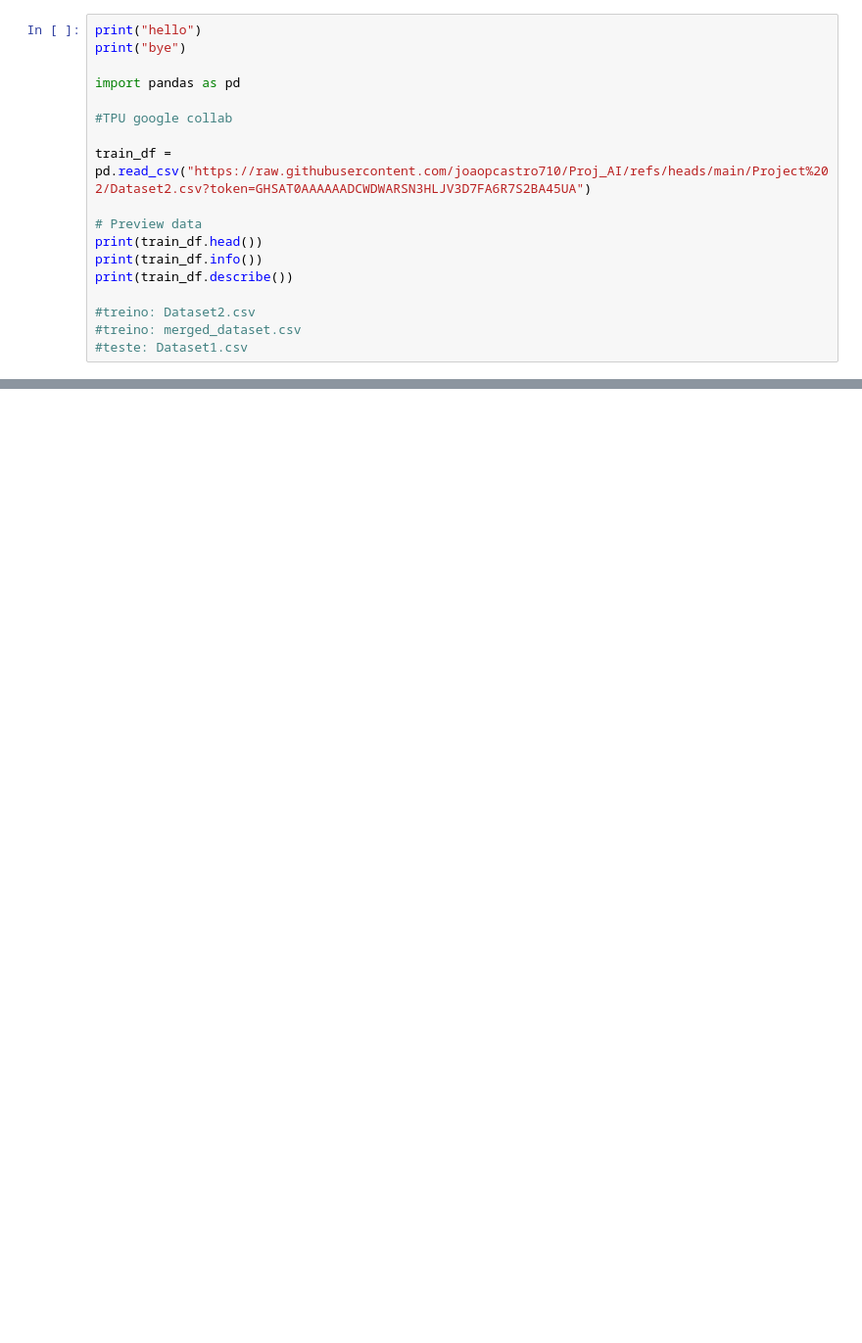
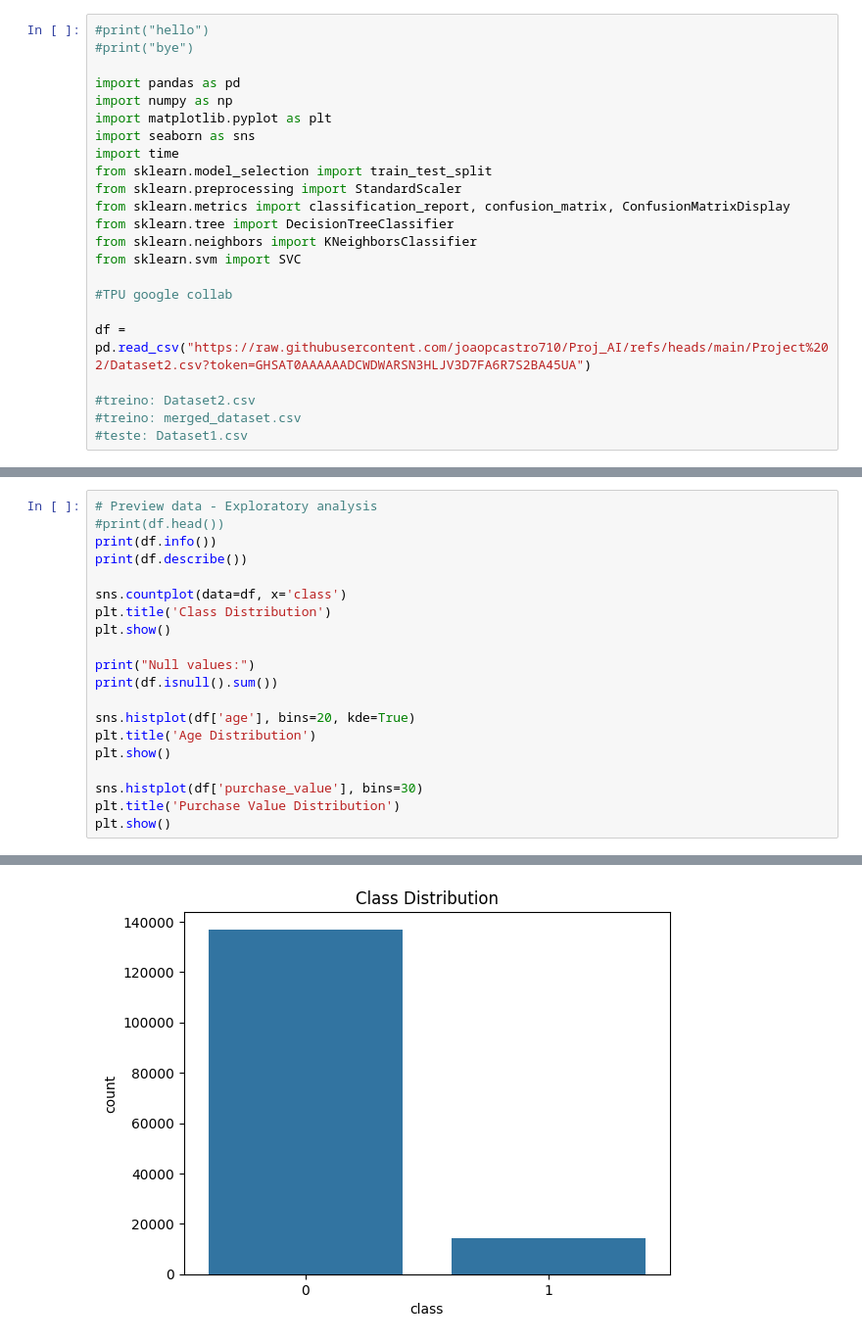
Before and after one commit to joaopcastro710/Proj_AI, a Jupyter notebook: Project 2/Proj2.ipynb, the cells around one changed output, grey strips where cells are left out. Shown at 98% size. Cells and saved outputs as stored; diff of their text form; blank space fills up the shorter version.

Commit message:
Implemented learning model function and added basic data analysis

```diff
--- a/Project 2/Proj2.ipynb
+++ b/Project 2/Proj2.ipynb
@@ -3,17 +5,22 @@
 # %%
-print("hello")
-print("bye")
+#print("hello")
+#print("bye")
 
 import pandas as pd
+import numpy as np
+import matplotlib.pyplot as plt
+import seaborn as sns
+import time
+from sklearn.model_selection import train_test_split
+from sklearn.preprocessing import StandardScaler
+from sklearn.metrics import classification_report, confusion_matrix, ConfusionMatrixDisplay
+from sklearn.tree import DecisionTreeClassifier
+from sklearn.neighbors import KNeighborsClassifier
+from sklearn.svm import SVC
 
 #TPU google collab
 
-train_df = pd.read_csv("https://raw.githubusercontent.com/joaopcastro710/Proj_AI/refs/heads/main/Project%202/Dataset2.csv?token=GHSAT0AAAAAADCWDWARSN3HLJV3D7FA6R7S2BA45UA")
-
-# Preview data
-print(train_df.head())
-print(train_df.info())
-print(train_df.describe())
+df = pd.read_csv("https://raw.githubusercontent.com/joaopcastro710/Proj_AI/refs/heads/main/Project%202/Dataset2.csv?token=GHSAT0AAAAAADCWDWARSN3HLJV3D7FA6R7S2BA45UA")
 
 #treino: Dataset2.csv
 #treino: merged_dataset.csv
@@ -38,0 +28,21 @@ max         1.000000
+# %%
+# Preview data - Exploratory analysis
+#print(df.head())
+print(df.info())
+print(df.describe())
+
+sns.countplot(data=df, x='class')
+plt.title('Class Distribution')
+plt.show()
+
+print("Null values:")
+print(df.isnull().sum())
+
+sns.histplot(df['age'], bins=20, kde=True)
+plt.title('Age Distribution')
+plt.show()
+
+sns.histplot(df['purchase_value'], bins=30)
+plt.title('Purchase Value Distribution')
+plt.show()
+# %% [output]
@@ -38,0 +66 @@ max         1.000000
+[figure, added]
```
Also changed, not shown: parts of 6 cells of this notebook.
